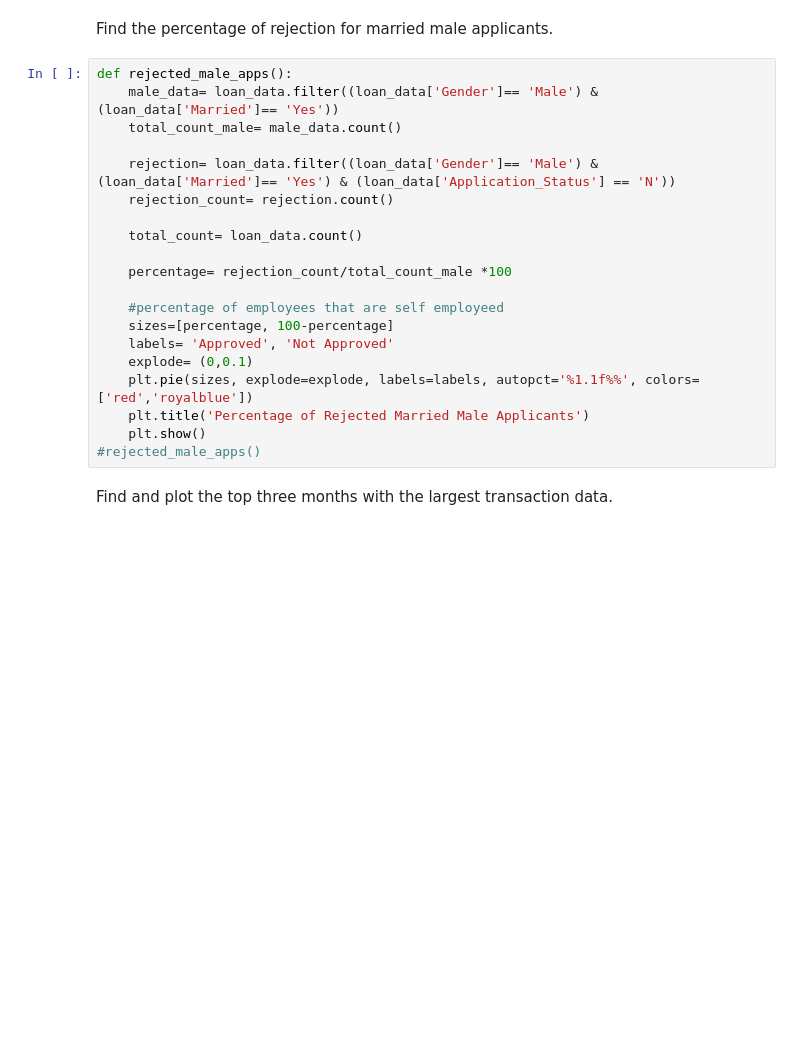
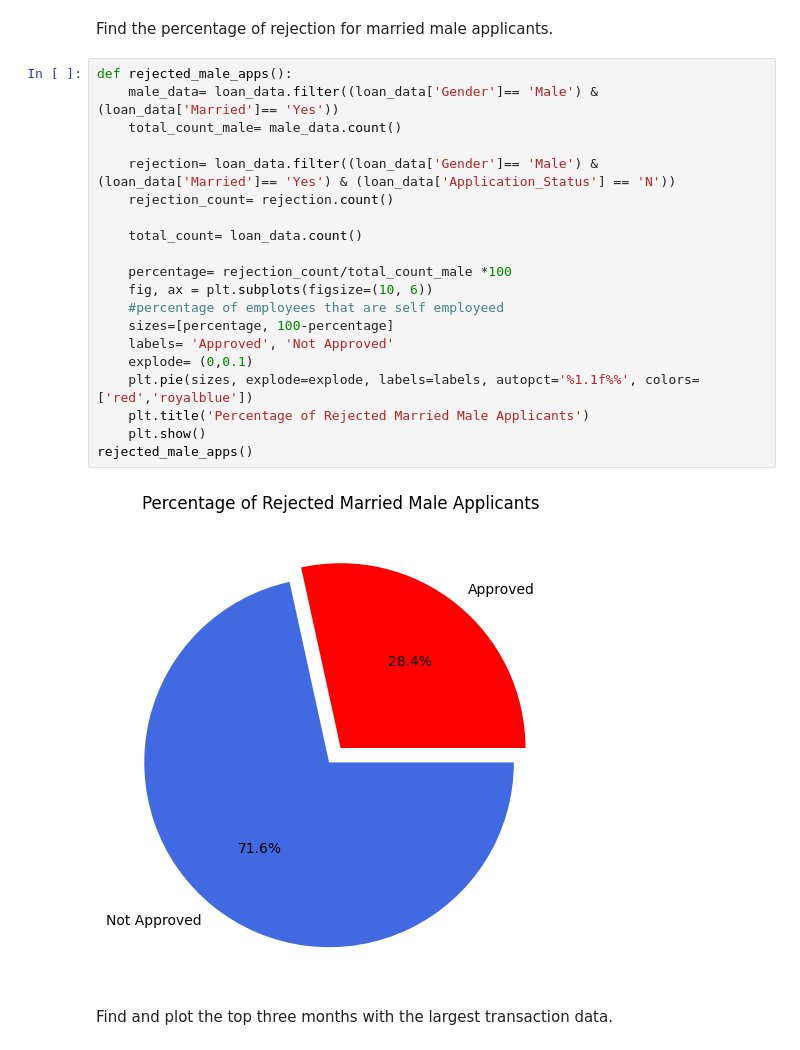
Before and after one commit to MayaCampbell/Data-Transformation-and-Python-Based-User-Menu-Developement-Project, a Jupyter notebook: credit_card.ipynb, the cells around one changed output. Saved outputs shown, nothing was run; the diff lists cells and outputs as text; blank space fills up the shorter version.

```diff
--- a/credit_card.ipynb
+++ b/credit_card.ipynb
@@ -909,23 +890,25 @@ Find the percentage of rejection for married male applicants.
 # %%
 def rejected_male_apps():
     male_data= loan_data.filter((loan_data['Gender']== 'Male') & (loan_data['Married']== 'Yes'))
     total_count_male= male_data.count()
 
     rejection= loan_data.filter((loan_data['Gender']== 'Male') & (loan_data['Married']== 'Yes') & (loan_data['Application_Status'] == 'N'))
     rejection_count= rejection.count()
 
     total_count= loan_data.count()
 
     percentage= rejection_count/total_count_male *100
-
+    fig, ax = plt.subplots(figsize=(10, 6))
     #percentage of employees that are self employeed
     sizes=[percentage, 100-percentage]
     labels= 'Approved', 'Not Approved'
     explode= (0,0.1)
     plt.pie(sizes, explode=explode, labels=labels, autopct='%1.1f%%', colors= ['red','royalblue'])
     plt.title('Percentage of Rejected Married Male Applicants')
     plt.show()
-#rejected_male_apps()
+rejected_male_apps()
+# %% [output]
+[figure, added]
 # %% [markdown]
 Find and plot the top three months with the largest transaction data.
 # %%
```
Also changed, not shown: parts of 7 cells of this notebook.
